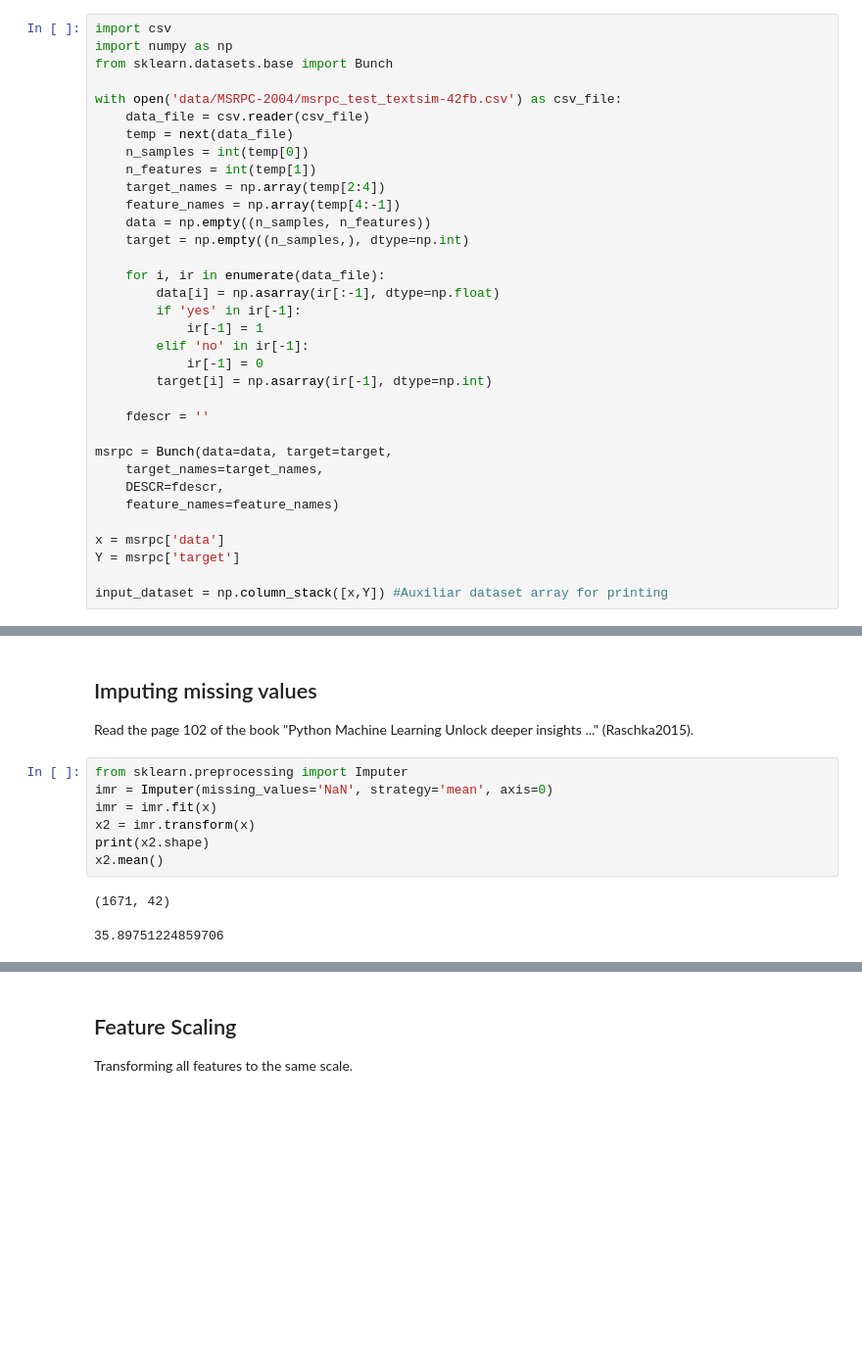
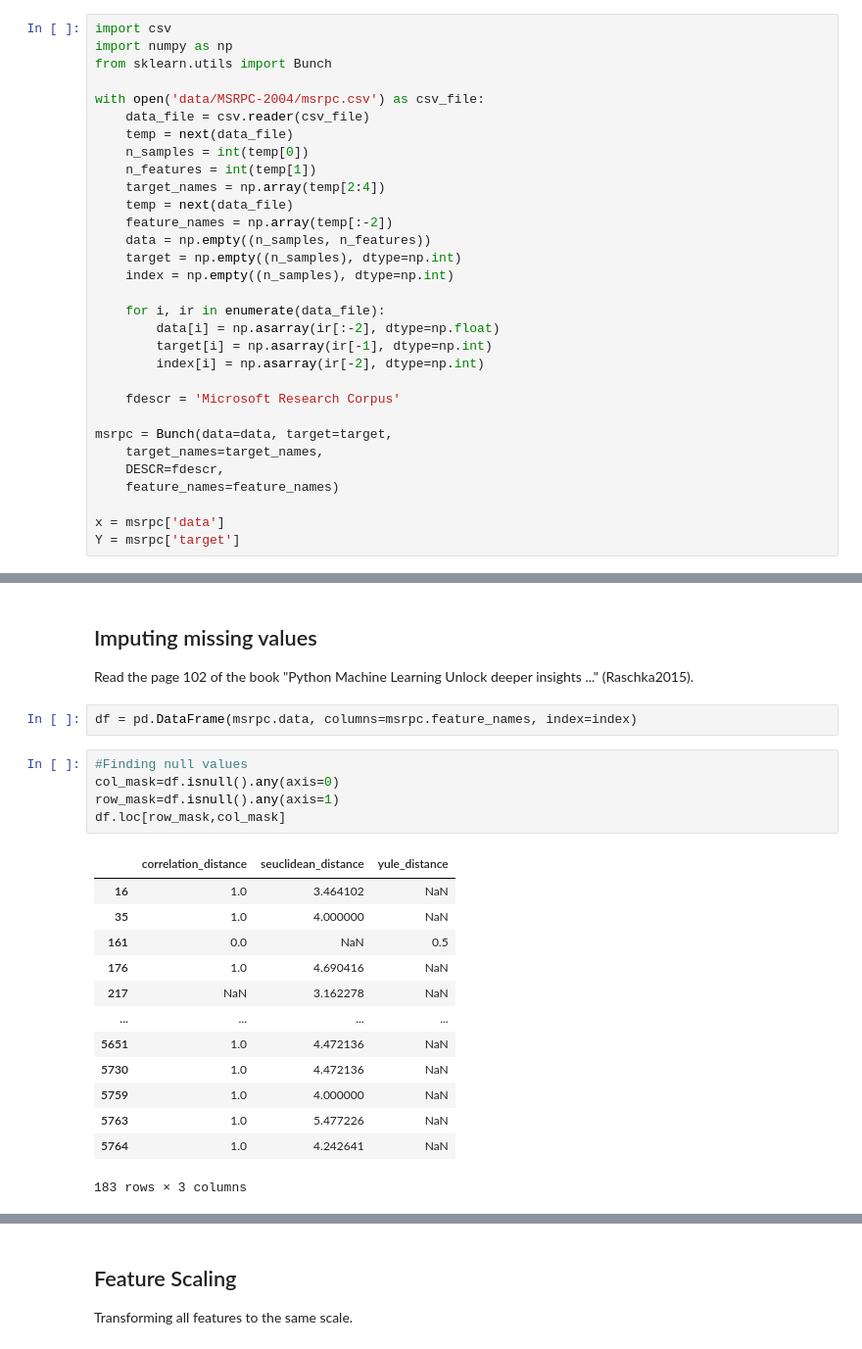
Before and after one commit to sorice/2017paraphrasebsent, a Jupyter notebook: 03.4-Scaling-and-Reducing-the-Data.ipynb, the cells around one changed output, grey strips where cells are left out. Shown at 98% size. Saved outputs shown, nothing was run; the diff lists cells and outputs as text; blank space fills up the shorter version.

Commit message:
[doc][dev] updating codes for sklearn 0.21

```diff
--- a/03.4-Scaling-and-Reducing-the-Data.ipynb
+++ b/03.4-Scaling-and-Reducing-the-Data.ipynb
@@ -12,27 +17,26 @@ import matplotlib.pyplot as plt
 # %%
 import csv
 import numpy as np
-from sklearn.datasets.base import Bunch
+from sklearn.utils import Bunch
 
-with open('data/MSRPC-2004/msrpc_test_textsim-42fb.csv') as csv_file:
+with open('data/MSRPC-2004/msrpc.csv') as csv_file:
     data_file = csv.reader(csv_file)
     temp = next(data_file)
     n_samples = int(temp[0])
     n_features = int(temp[1])
     target_names = np.array(temp[2:4])
-    feature_names = np.array(temp[4:-1])
+    temp = next(data_file)
+    feature_names = np.array(temp[:-2])
     data = np.empty((n_samples, n_features))
-    target = np.empty((n_samples,), dtype=np.int)
+    target = np.empty((n_samples), dtype=np.int)
+    index = np.empty((n_samples), dtype=np.int)
 
     for i, ir in enumerate(data_file):
-        data[i] = np.asarray(ir[:-1], dtype=np.float)
-        if 'yes' in ir[-1]:
-            ir[-1] = 1
-        elif 'no' in ir[-1]:
-            ir[-1] = 0
+        data[i] = np.asarray(ir[:-2], dtype=np.float)
         target[i] = np.asarray(ir[-1], dtype=np.int)
+        index[i] = np.asarray(ir[-2], dtype=np.int)
 
-    fdescr = ''
+    fdescr = 'Microsoft Research Corpus'
 
 msrpc = Bunch(data=data, target=target,
     target_names=target_names,
@@ -41,8 +45,6 @@ msrpc = Bunch(data=data, target=target,
 
 x = msrpc['data']
 Y = msrpc['target']
-
-input_dataset = np.column_stack([x,Y]) #Auxiliar dataset array for printing
 # %%
 data.shape
 # %% [output]
@@ -79,13 +85,24 @@ nan [1 1 1 0 0 1 1 0 0 1 1 1 0 0 1 1 1 1 1 1]
 ## Imputing missing values
 
 Read the page 102 of the book "Python Machine Learning Unlock deeper insights ..." (Raschka2015).
-# %%
-from sklearn.preprocessing import Imputer
-imr = Imputer(missing_values='NaN', strategy='mean', axis=0)
-imr = imr.fit(x)
-x2 = imr.transform(x)
-print(x2.shape)
-x2.mean()
-# %% [output]
-(1671, 42)
-35.89751224859706
+# %%
+df = pd.DataFrame(msrpc.data, columns=msrpc.feature_names, index=index)
+# %%
+#Finding null values
+col_mask=df.isnull().any(axis=0)
+row_mask=df.isnull().any(axis=1)
+df.loc[row_mask,col_mask]
+# %% [output]
+|  | correlation_distance | seuclidean_distance | yule_distance |
+| 16 | 1.0 | 3.464102 | NaN |
+| 35 | 1.0 | 4.000000 | NaN |
+| 161 | 0.0 | NaN | 0.5 |
+| 176 | 1.0 | 4.690416 | NaN |
+| 217 | NaN | 3.162278 | NaN |
+| ... | ... | ... | ... |
+| 5651 | 1.0 | 4.472136 | NaN |
+| 5730 | 1.0 | 4.472136 | NaN |
+| 5759 | 1.0 | 4.000000 | NaN |
+| 5763 | 1.0 | 5.477226 | NaN |
+| 5764 | 1.0 | 4.242641 | NaN |
+183 rows × 3 columns
```
Also changed, not shown: parts of 43 cells of this notebook, 1 other file.
